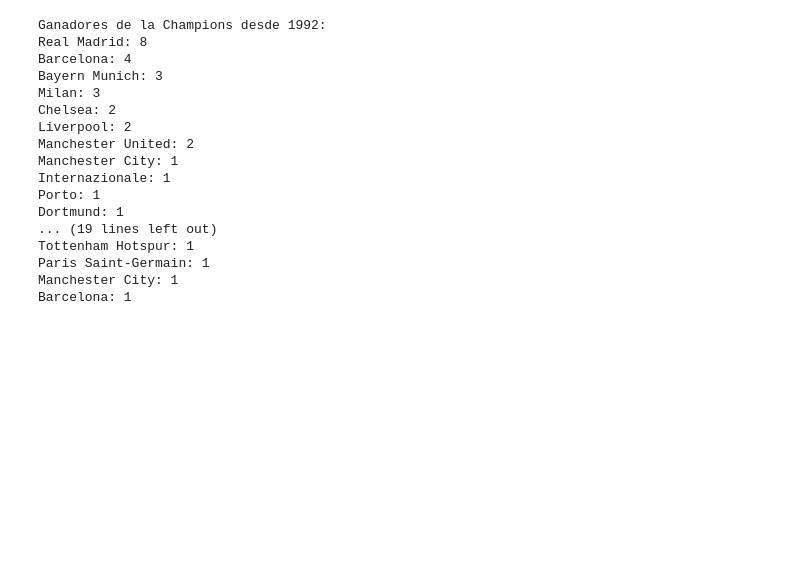
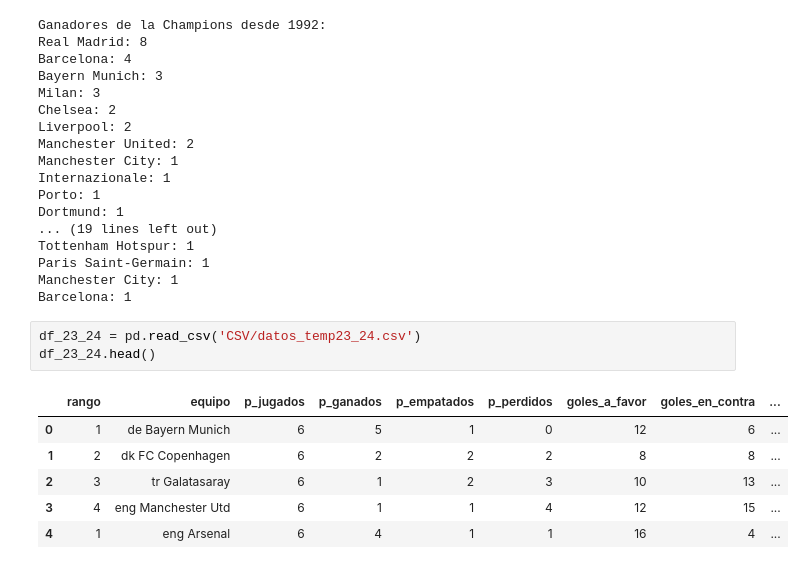
Before and after one commit to ESTHERRODRIGUEZGARCIA/UEFA_Champions_League, a Jupyter notebook: analisis.ipynb, the cells around one changed output. Cells and saved outputs as stored; diff of their text form; blank space fills up the shorter version.

```diff
--- a/analisis.ipynb
+++ b/analisis.ipynb
@@ -280,3 +280,13 @@ Tottenham Hotspur: 1
 Paris Saint-Germain: 1
 Manchester City: 1
 Barcelona: 1
+# %%
+df_23_24 = pd.read_csv('CSV/datos_temp23_24.csv')
+df_23_24.head()
+# %% [output]
+|  | rango | equipo | p_jugados | p_ganados | p_empatados | p_perdidos | goles_a_favor | goles_en_contra | ... |
+| 0 | 1 | de Bayern Munich | 6 | 5 | 1 | 0 | 12 | 6 | ... |
+| 1 | 2 | dk FC Copenhagen | 6 | 2 | 2 | 2 | 8 | 8 | ... |
+| 2 | 3 | tr Galatasaray | 6 | 1 | 2 | 3 | 10 | 13 | ... |
+| 3 | 4 | eng Manchester Utd | 6 | 1 | 1 | 4 | 12 | 15 | ... |
+| 4 | 1 | eng Arsenal | 6 | 4 | 1 | 1 | 16 | 4 | ... |
```
Also changed, not shown: parts of 5 cells of this notebook.
